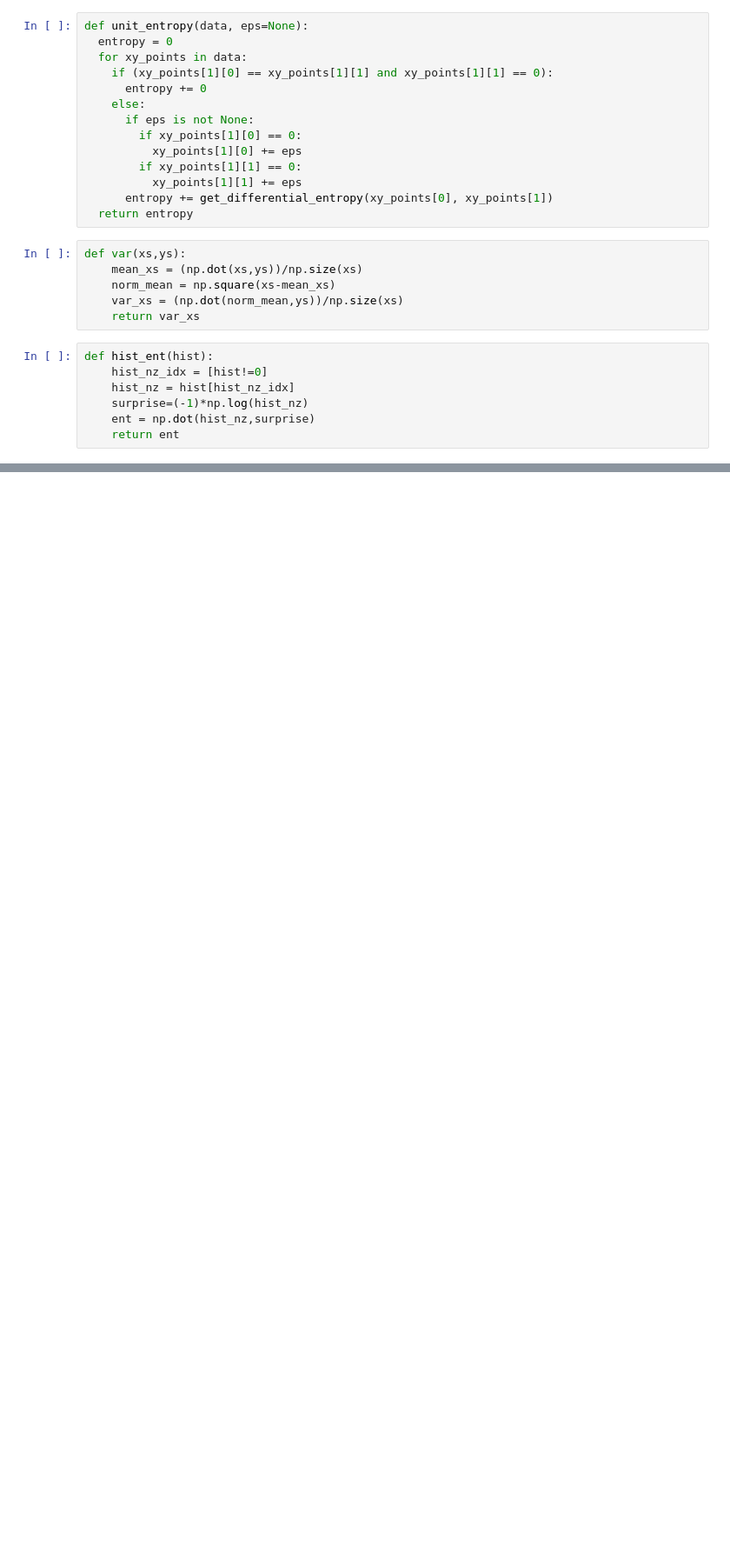
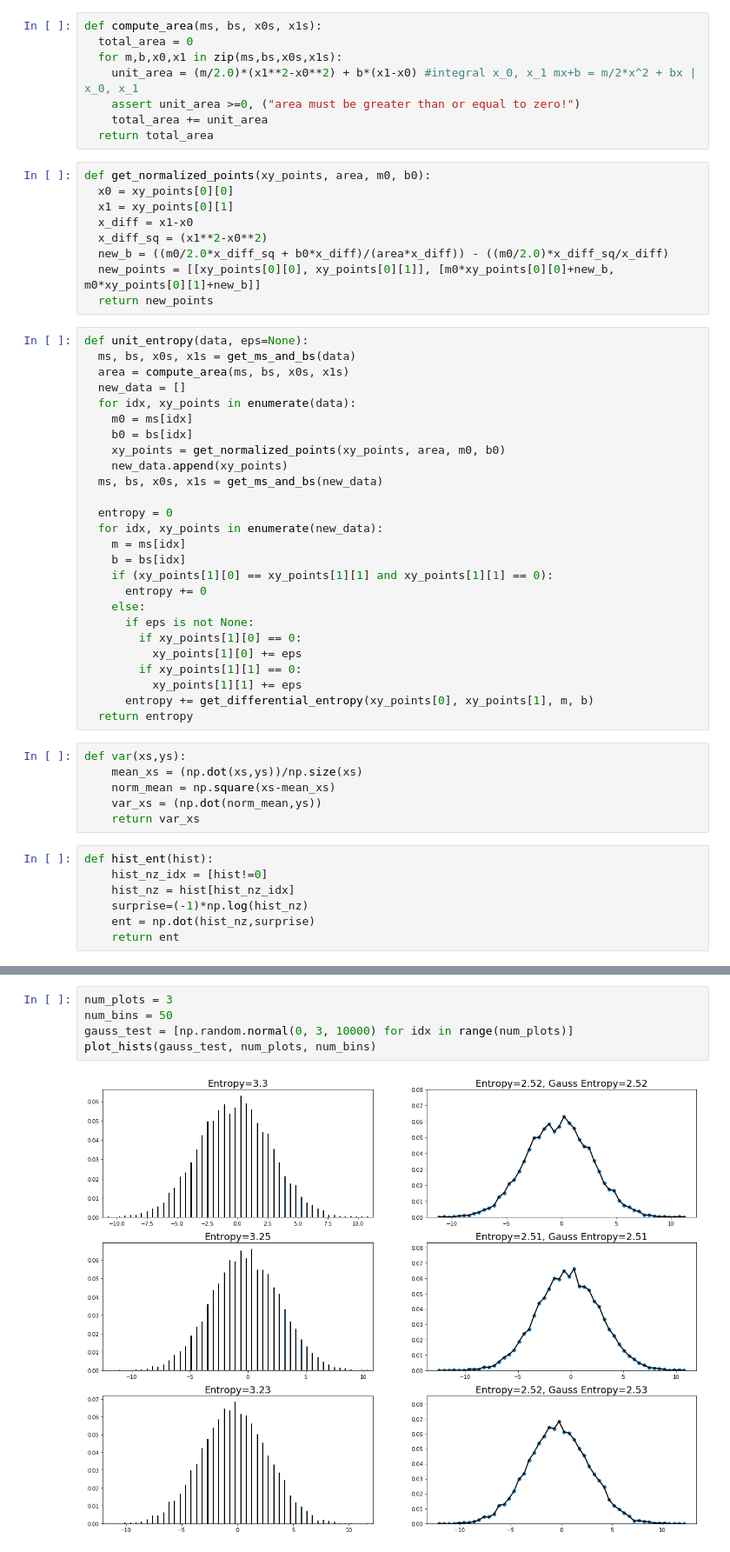
Before and after one commit to rzarcone/CAEs, a Jupyter notebook: Activity_Density_Estimator.ipynb, the cells around one changed output, grey strips where cells are left out. Shown at 87% size. Cells and saved outputs as stored; diff of their text form; blank space fills up the shorter version.

Commit message:
Fixed spline entropy estimate!

```diff
--- a/Activity_Density_Estimator.ipynb
+++ b/Activity_Density_Estimator.ipynb
@@ -102,9 +116,38 @@ def get_differential_entropy(x_points, y_points):
     integral = lambda x, m, b: -(2*(m*x+b)**2 * np.log(m*x+b) - m*x*(m*x+2*b))/(4*m)
     return integral(x_points[1], m, b) - integral(x_points[0], m, b)
+# %%
+def compute_area(ms, bs, x0s, x1s):
+  total_area = 0
+  for m,b,x0,x1 in zip(ms,bs,x0s,x1s):
+    unit_area = (m/2.0)*(x1**2-x0**2) + b*(x1-x0) #integral x_0, x_1 mx+b = m/2*x^2 + bx | x_0, x_1
+    assert unit_area >=0, ("area must be greater than or equal to zero!")
+    total_area += unit_area
+  return total_area
+# %%
+def get_normalized_points(xy_points, area, m0, b0):
+  x0 = xy_points[0][0]
+  x1 = xy_points[0][1]
+  x_diff = x1-x0
+  x_diff_sq = (x1**2-x0**2)
+  new_b = ((m0/2.0*x_diff_sq + b0*x_diff)/(area*x_diff)) - ((m0/2.0)*x_diff_sq/x_diff)
+  new_points = [[xy_points[0][0], xy_points[0][1]], [m0*xy_points[0][0]+new_b, m0*xy_points[0][1]+new_b]]
+  return new_points
 # %%
 def unit_entropy(data, eps=None):
+  ms, bs, x0s, x1s = get_ms_and_bs(data)
+  area = compute_area(ms, bs, x0s, x1s)
+  new_data = []
+  for idx, xy_points in enumerate(data):
+    m0 = ms[idx]
+    b0 = bs[idx]
+    xy_points = get_normalized_points(xy_points, area, m0, b0)
+    new_data.append(xy_points)
+  ms, bs, x0s, x1s = get_ms_and_bs(new_data)
+
   entropy = 0
-  for xy_points in data:
+  for idx, xy_points in enumerate(new_data):
+    m = ms[idx]
+    b = bs[idx]
     if (xy_points[1][0] == xy_points[1][1] and xy_points[1][1] == 0):
       entropy += 0
     else:
@@ -113,13 +156,13 @@ def unit_entropy(data, eps=None):
           xy_points[1][0] += eps
         if xy_points[1][1] == 0:
           xy_points[1][1] += eps
-      entropy += get_differential_entropy(xy_points[0], xy_points[1])
+      entropy += get_differential_entropy(xy_points[0], xy_points[1], m, b)
   return entropy
 # %%
 def var(xs,ys):
     mean_xs = (np.dot(xs,ys))/np.size(xs)
     norm_mean = np.square(xs-mean_xs)
-    var_xs = (np.dot(norm_mean,ys))/np.size(xs)
+    var_xs = (np.dot(norm_mean,ys))
     return var_xs
 # %%
 def hist_ent(hist):
@@ -180,0 +206,7 @@ plt.show()
+# %%
+num_plots = 3
+num_bins = 50
+gauss_test = [np.random.normal(0, 3, 10000) for idx in range(num_plots)]
+plot_hists(gauss_test, num_plots, num_bins)
+# %% [output]
+[figure, added]
```
Also changed, not shown: parts of 5 cells of this notebook.
